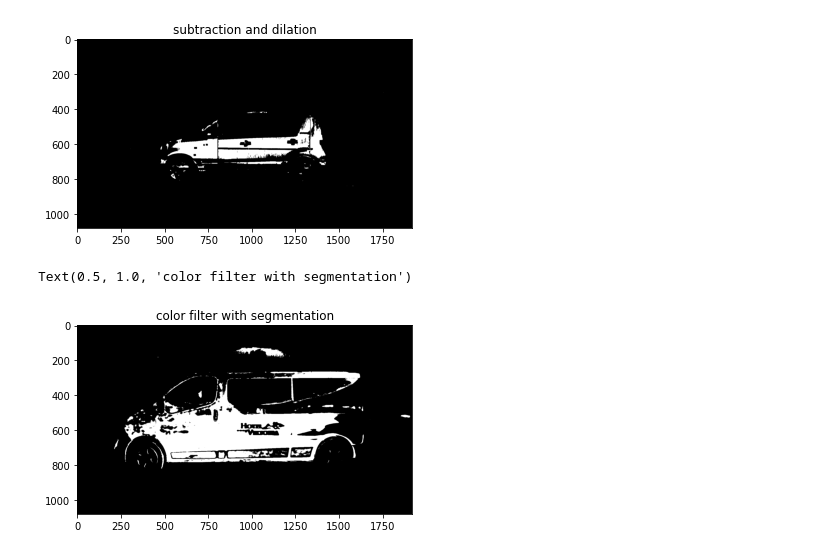
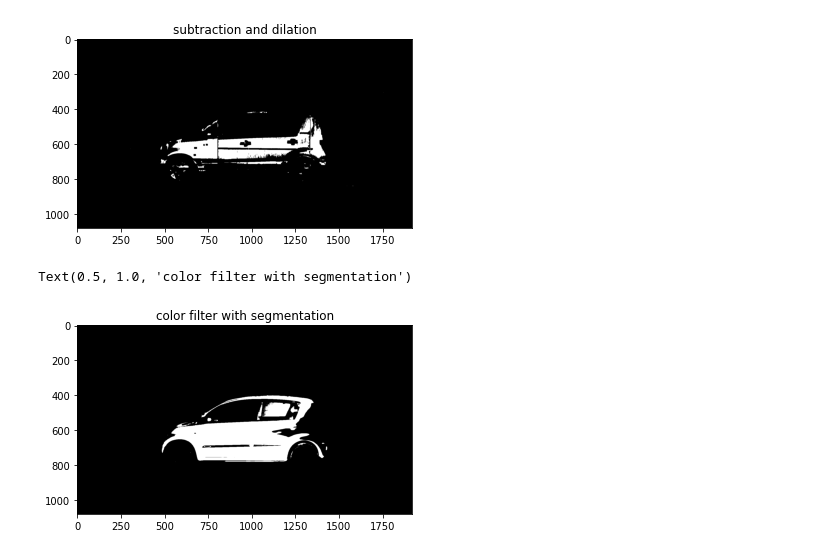
Before and after one commit to k9p5/computer-vision-vehicle-classification, a Jupyter notebook: preprocessing.ipynb, the cells around one changed output. Cells and saved outputs as stored; diff of their text form; code cells hidden in the pictures.

```diff
--- a/preprocessing.ipynb
+++ b/preprocessing.ipynb
@@ -38,27 +38,27 @@ Text(0.5, 1.0, 'subtraction and dilation')
 # %%
 #color filter with segmentation
 
-img = cv2.imread('bus.jpg')
+img = cv2.imread('test.jpg')
 
 blur = cv2.blur(img,(5,5))
 blur0=cv2.medianBlur(blur,5)
 blur1= cv2.GaussianBlur(blur0,(5,5),0)
 blur2= cv2.bilateralFilter(blur1,9,75,75)
 
 hsv = cv2.cvtColor(blur2, cv2.COLOR_BGR2HSV)
 
 low = np.array([60, 40, 50])
 high = np.array([255, 255, 255])
 mask = cv2.inRange(hsv, low, high)
 
 res = cv2.bitwise_and(img,img, mask= mask)
 
 gray = cv2.cvtColor(res, cv2.COLOR_BGR2GRAY)
 
 _, img_thresh = cv2.threshold(gray, 50, 255, cv2.THRESH_BINARY)
 
 plt.imshow(img_thresh, cmap = 'gray')
 plt.title('color filter with segmentation')
 # %% [output]
 Text(0.5, 1.0, 'color filter with segmentation')
-[figure, old version]
+[figure, new version]
```
Also changed, not shown: 5 other files.
